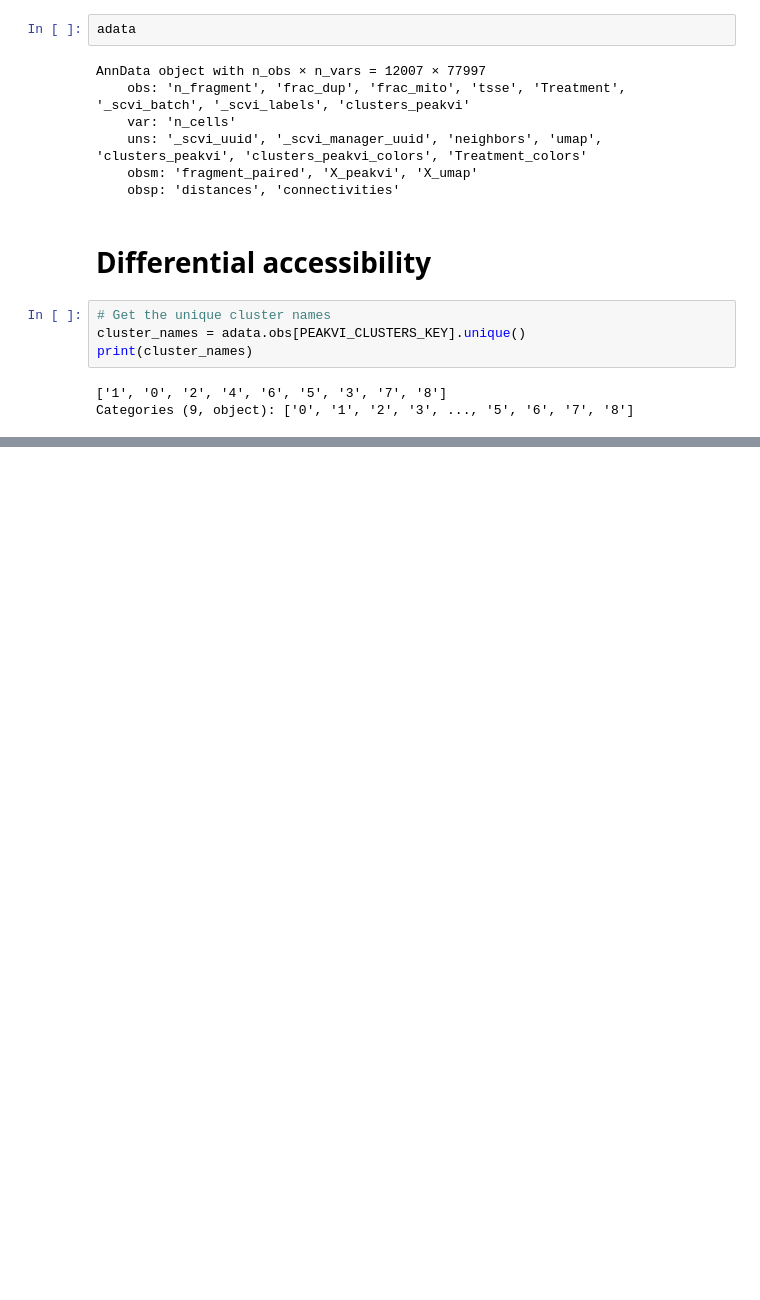
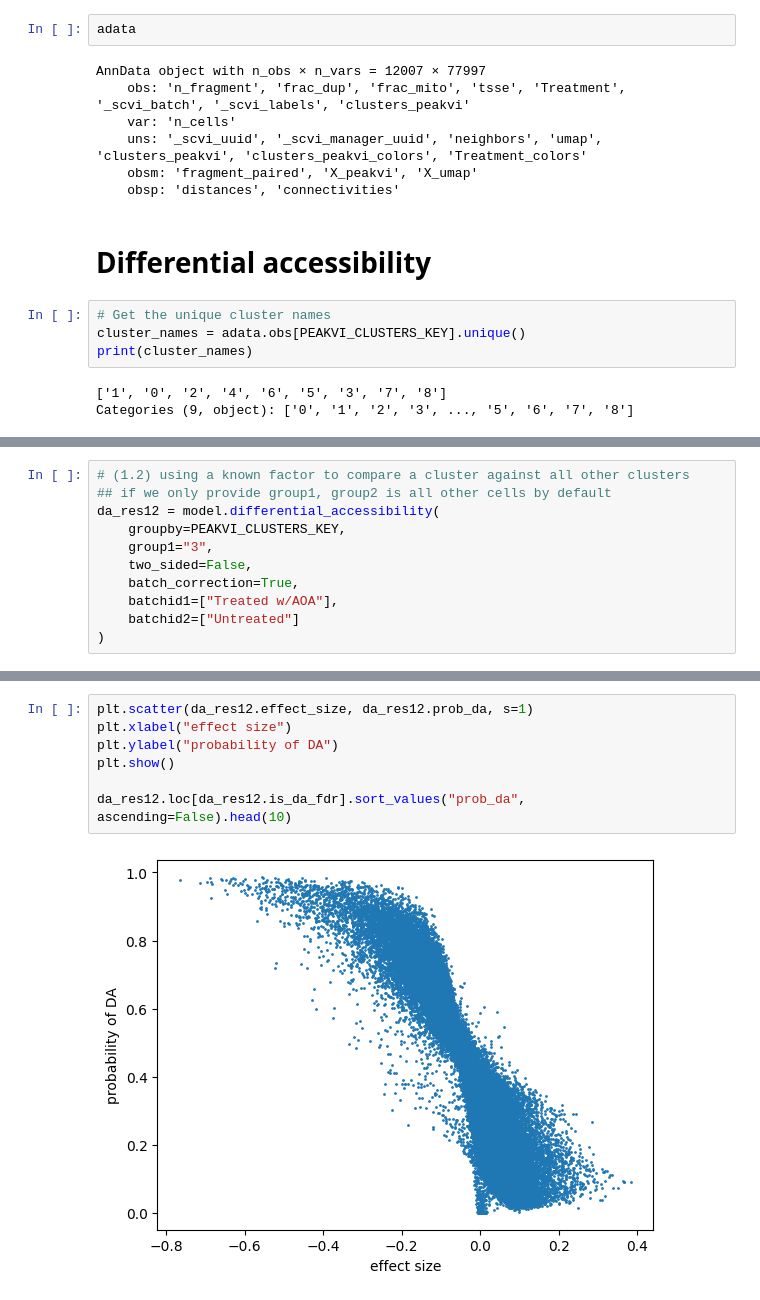
Before and after one commit to Droslj/scATAC-seq-complete-, a Jupyter notebook: scATAC_seq_(1)_scVI_exec.ipynb, the cells around one changed output, grey strips where cells are left out. Saved outputs shown, nothing was run; the diff lists cells and outputs as text; blank space fills up the shorter version.

```diff
--- a/scATAC_seq_(1)_scVI_exec.ipynb
+++ b/scATAC_seq_(1)_scVI_exec.ipynb
@@ -330 +319,12 @@ da_res11
 77997 rows × 9 columns
+# %%
+# (1.2) using a known factor to compare a cluster against all other clusters
+## if we only provide group1, group2 is all other cells by default
+da_res12 = model.differential_accessibility(
+    groupby=PEAKVI_CLUSTERS_KEY,
+    group1="3",
+    two_sided=False,
+    batch_correction=True,
+    batchid1=["Treated w/AOA"],
+    batchid2=["Untreated"]
+)
@@ -330,0 +347,9 @@ da_res11
+# %%
+plt.scatter(da_res12.effect_size, da_res12.prob_da, s=1)
+plt.xlabel("effect size")
+plt.ylabel("probability of DA")
+plt.show()
+
+da_res12.loc[da_res12.is_da_fdr].sort_values("prob_da", ascending=False).head(10)
+# %% [output]
+[figure, added]
```
Also changed, not shown: parts of 12 cells of this notebook.
